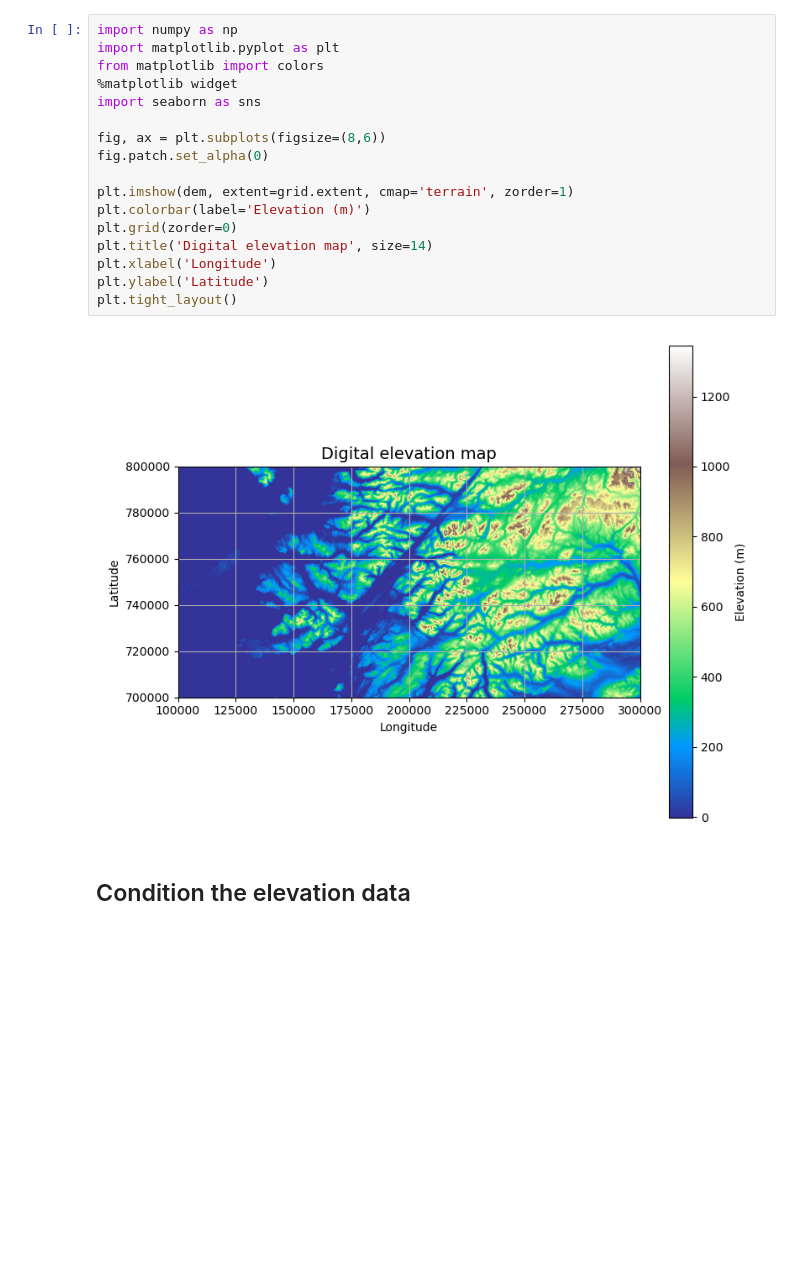
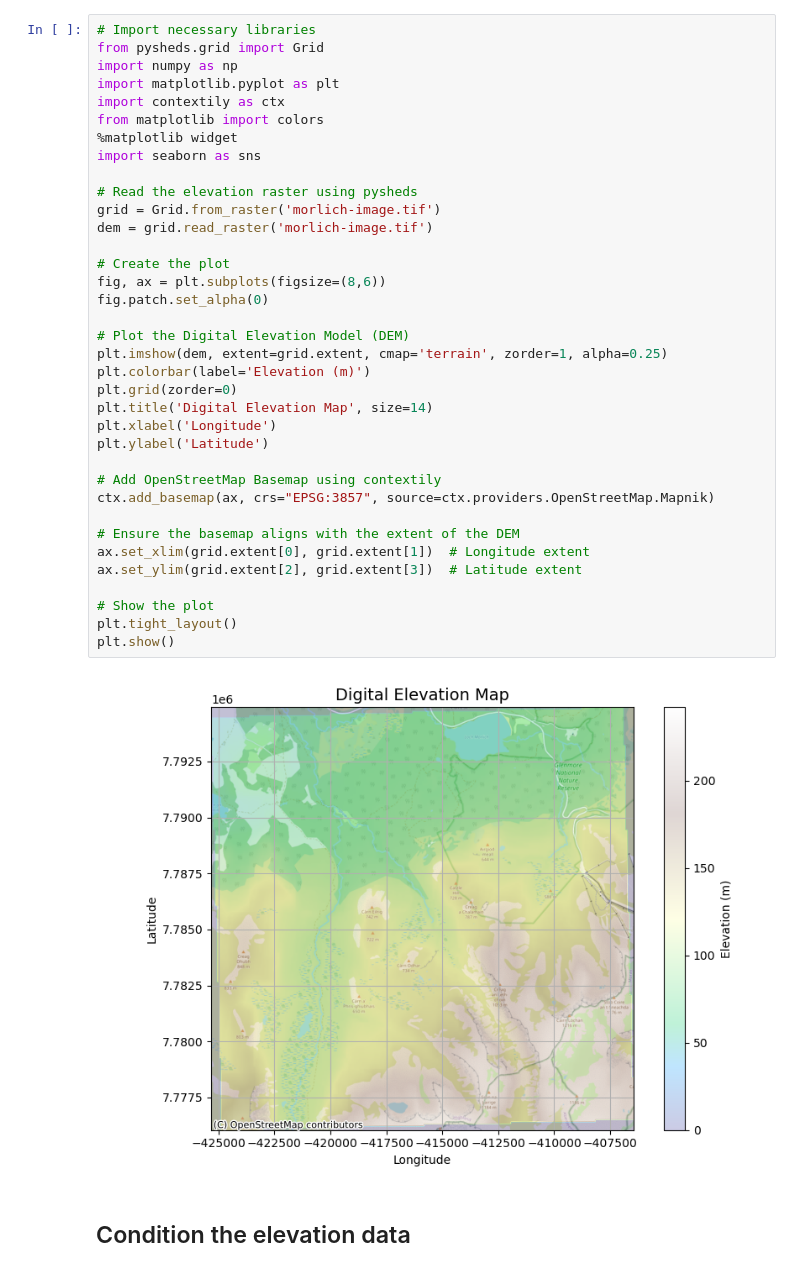
Before and after one commit to shaunlee0/lochaber-water-shed-analysis, a Jupyter notebook: analysis.ipynb, the cells around one changed output. Drawn from its saved outputs; the diff is of its cells as text; blank space fills up the shorter version.

Commit message:
Add base map to provide context

```diff
--- a/analysis.ipynb
+++ b/analysis.ipynb
@@ -16,22 +7,41 @@ dem = grid.read_raster('lochaber-dem.tif')
 # %%
+# Import necessary libraries
+from pysheds.grid import Grid
 import numpy as np
 import matplotlib.pyplot as plt
+import contextily as ctx
 from matplotlib import colors
 %matplotlib widget
 import seaborn as sns
 
+# Read the elevation raster using pysheds
+grid = Grid.from_raster('morlich-image.tif')
+dem = grid.read_raster('morlich-image.tif')
+
+# Create the plot
 fig, ax = plt.subplots(figsize=(8,6))
 fig.patch.set_alpha(0)
 
-plt.imshow(dem, extent=grid.extent, cmap='terrain', zorder=1)
+# Plot the Digital Elevation Model (DEM)
+plt.imshow(dem, extent=grid.extent, cmap='terrain', zorder=1, alpha=0.25)
 plt.colorbar(label='Elevation (m)')
 plt.grid(zorder=0)
-plt.title('Digital elevation map', size=14)
+plt.title('Digital Elevation Map', size=14)
 plt.xlabel('Longitude')
 plt.ylabel('Latitude')
+
+# Add OpenStreetMap Basemap using contextily
+ctx.add_basemap(ax, crs="EPSG:3857", source=ctx.providers.OpenStreetMap.Mapnik)
+
+# Ensure the basemap aligns with the extent of the DEM
+ax.set_xlim(grid.extent[0], grid.extent[1])  # Longitude extent
+ax.set_ylim(grid.extent[2], grid.extent[3])  # Latitude extent
+
+# Show the plot
 plt.tight_layout()
+plt.show()
 # %% [output]
-[figure, old version]
+[figure, new version]
 # %% [markdown]
 ## Condition the elevation data
 # %%
```
Also changed, not shown: parts of 9 cells of this notebook, 3 other files.
